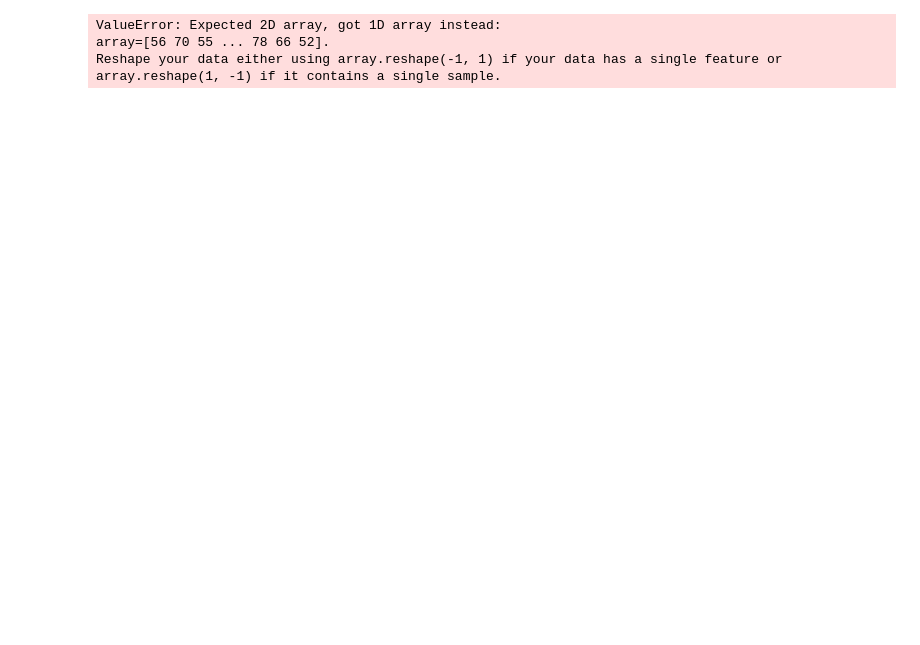
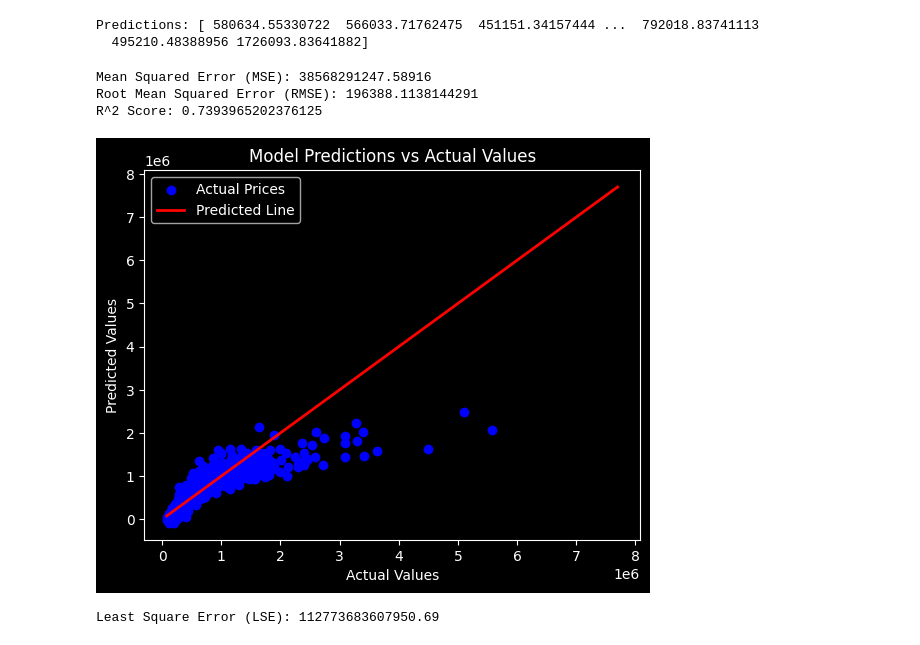
Before and after one commit to GuinAditi/AD_LAB, a Jupyter notebook: Lab1/lab1.2.ipynb, the cells around one changed output. Cells and saved outputs as stored; diff of their text form; code cells hidden in the pictures; blank space fills up the shorter version.

```diff
--- a/Lab1/lab1.2.ipynb
+++ b/Lab1/lab1.2.ipynb
@@ -16,3 +9,11 @@ y = df['Price'].values
+# %%
+df = pd.read_csv("House Price India.csv")
+X = df.iloc[:, :-1].values
+y = df.iloc[:, -1].values
+# %%
+# feature scaling
+sc_X = StandardScaler()
+X = sc_X.fit_transform(X)
 # %%
 # split the dataset into training and test sets
 X_train, X_test, y_train, y_test = train_test_split(X, y, test_size=0.2, random_state=42)
@@ -24,6 +25,35 @@ regressor.fit(X_train, y_train)
 y_pred = regressor.predict(X_test)
 print("Predictions:", y_pred)
 # %% [output]
-ValueError: Expected 2D array, got 1D array instead:
-array=[56 70 55 ... 78 66 52].
-Reshape your data either using array.reshape(-1, 1) if your data has a single feature or array.reshape(1, -1) if it contains a single sample.
+Predictions: [ 580634.55330722  566033.71762475  451151.34157444 ...  792018.83741113
+  495210.48388956 1726093.83641882]
+# %%
+# evaluate the model
+mse = mean_squared_error(y_test, y_pred)
+rmse = np.sqrt(mse)
+r2 = r2_score(y_test, y_pred)
+
+print(f"Mean Squared Error (MSE): {mse}")
+print(f"Root Mean Squared Error (RMSE): {rmse}")
+print(f"R^2 Score: {r2}")
+# %% [output]
+Mean Squared Error (MSE): 38568291247.58916
+Root Mean Squared Error (RMSE): 196388.1138144291
+R^2 Score: 0.7393965202376125
+# %%
+# visualize the results
+plt.scatter(y_test, y_pred, color='blue', label='Actual Prices')
+plt.title('Model Predictions vs Actual Values')
+plt.xlabel('Actual Values')
+plt.ylabel('Predicted Values')
+plt.plot([y.min(), y.max()], [y.min(), y.max()], color='red', lw=2, label='Predicted Line')
+plt.legend()
+plt.show()
+# %% [output]
+[figure, added]
+# %%
+# Least Square Error (LSE)
+lse = np.sum((y_test - y_pred) ** 2)
+print(f"Least Square Error (LSE): {lse}")
+# %% [output]
+Least Square Error (LSE): 112773683607950.69
```
Also changed, not shown: parts of 3 cells of this notebook, 1 other file.
